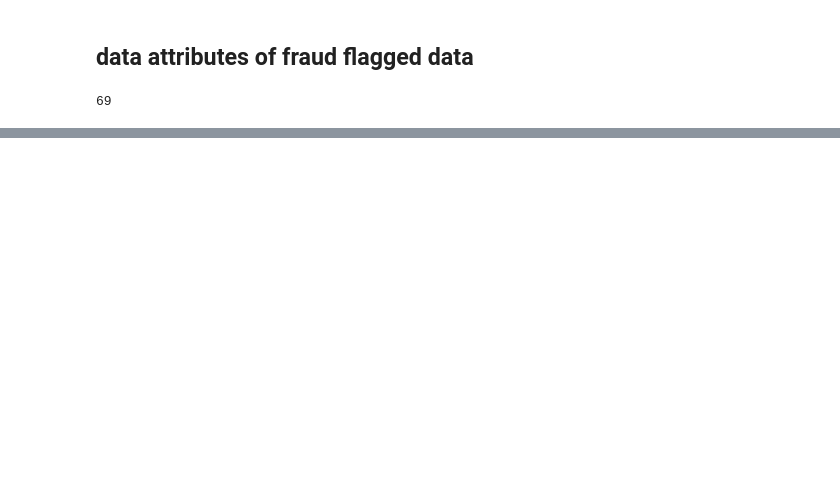
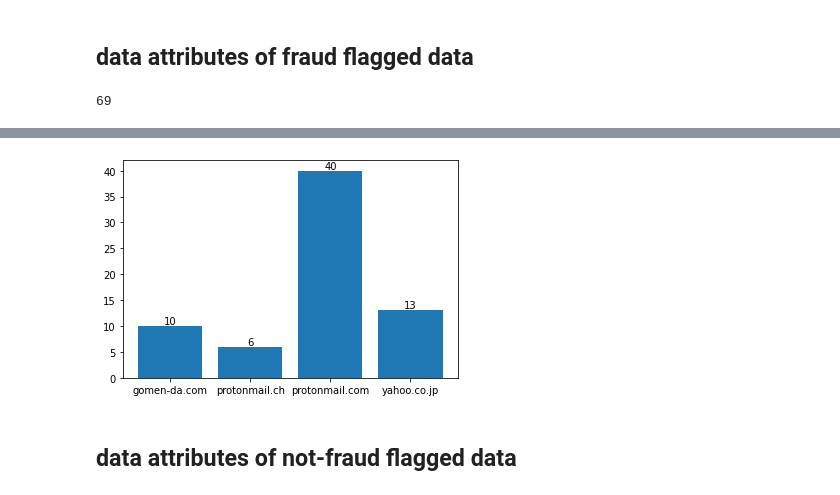
Before and after one commit to erniechen30825/fraud_detection, a Jupyter notebook: EDA.ipynb, the cells around one changed output, grey strips where cells are left out. Saved outputs shown, nothing was run; the diff lists cells and outputs as text; code cells hidden in the pictures; blank space fills up the shorter version.

```diff
--- a/EDA.ipynb
+++ b/EDA.ipynb
@@ -91,0 +143,3 @@ len(fraud_only) #should be 69
+# %%
+email_domain = fraud_only.groupby("consumer_email_domain").sum().reset_index()
+email_domain
@@ -91,0 +152,6 @@ len(fraud_only) #should be 69
+# %%
+bar_viz(email_domain, "consumer_email_domain")
+# %% [output]
+[figure, added]
+# %% [markdown]
+## data attributes of not-fraud flagged data
```
Also changed, not shown: parts of 33 cells of this notebook.
